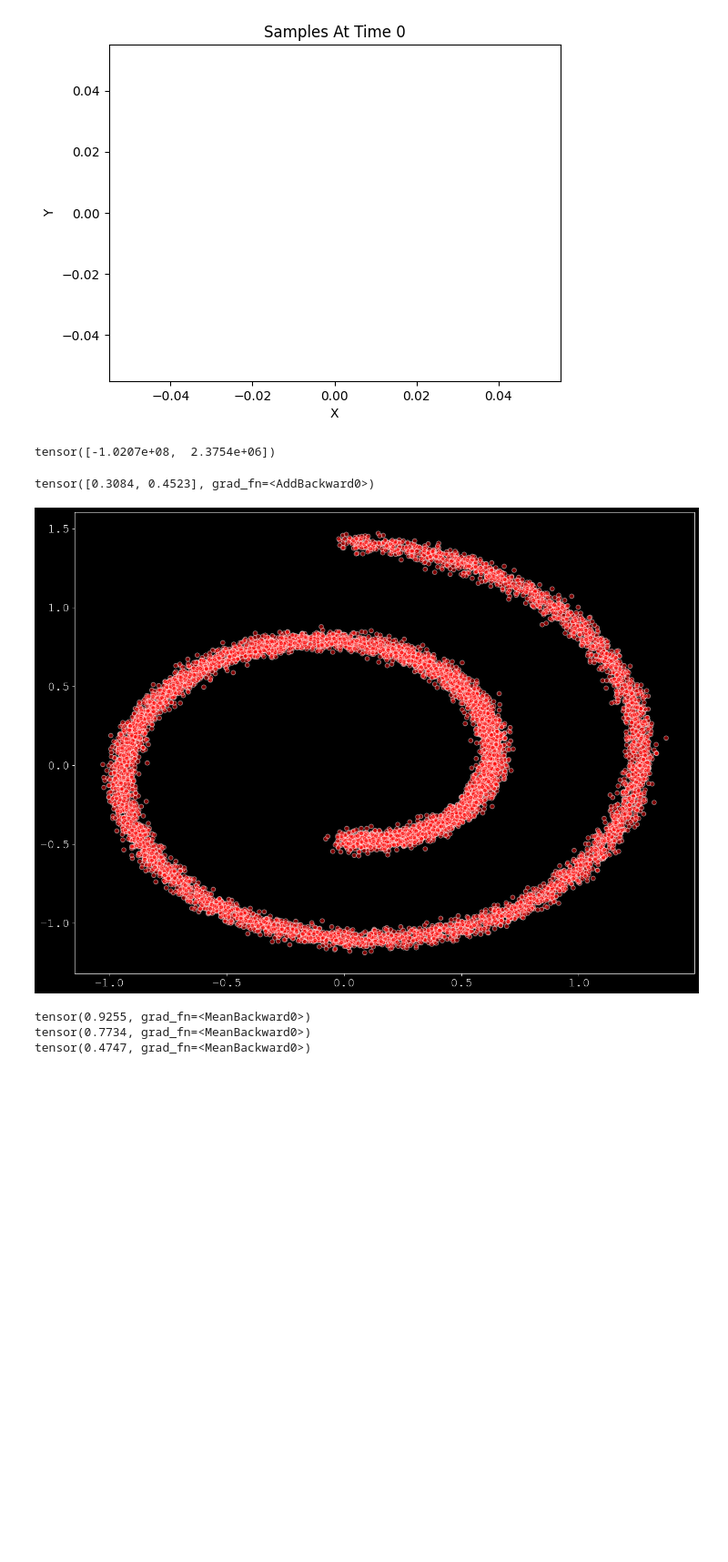
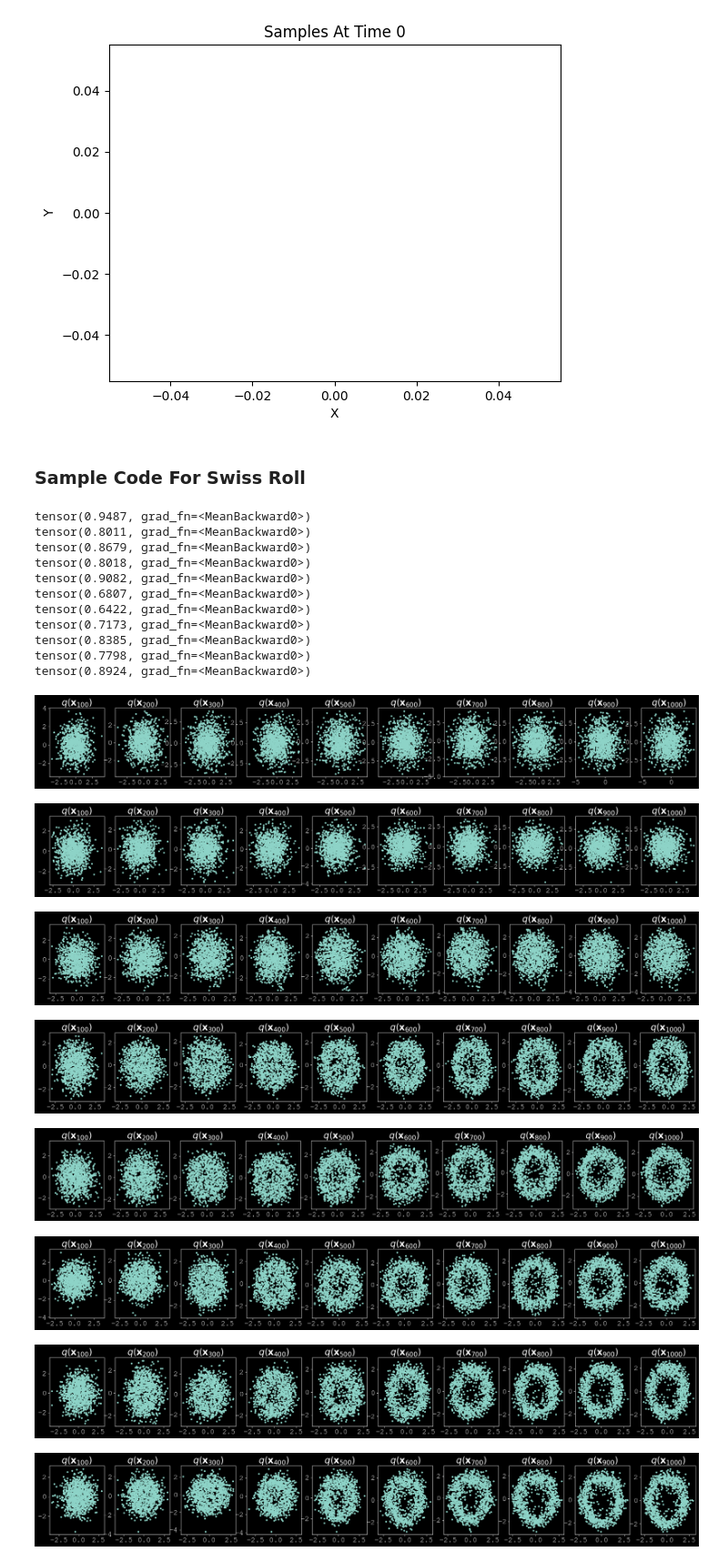
Before and after one commit to KristofPusztai/Probabilistic-Diffusion, a Jupyter notebook: circular_data.ipynb, the cells around one changed output. Shown at 91% size. Saved outputs shown, nothing was run; the diff lists cells and outputs as text; code cells hidden in the pictures; blank space fills up the shorter version.

```diff
--- a/circular_data.ipynb
+++ b/circular_data.ipynb
@@ -108,14 +130,8 @@ new_x = diffusion.sample(1000, 50)
 # %% [output]
 [figure]
 [figure]
-# %%
-new_x[95000]
-# %% [output]
-tensor([-1.0207e+08,  2.3754e+06])
-# %%
-diffusion.model(torch.tensor([0, 0 , 0], dtype=torch.float))
-# %% [output]
-tensor([0.3084, 0.4523], grad_fn=<AddBackward0>)
+# %% [markdown]
+### Sample Code For Swiss Roll
 # %%
 import matplotlib.pyplot as plt
 import numpy as np
@@ -233,9 +221,3 @@ def sample_batch(size, noise=0.3):
-# %%
-data = sample_batch(10**4).T
-plt.figure(figsize=(16, 12))
-plt.scatter(*data, alpha=0.5, color='red', edgecolor='white', s=40);
-# %% [output]
-[figure, removed]
 # %%
 # Create schedule
 betas = make_beta_schedule(schedule='linear', n_timesteps=n_steps, start=1e-5, end=1e-2)
@@ -250,7 +232,7 @@ one_minus_alphas_bar_sqrt = torch.sqrt(1 - alphas_prod)
 n_steps = 100
 model = ConditionalModel(n_steps)
 optimizer = torch.optim.Adam(model.parameters(), lr=1e-3)
-dataset = torch.tensor(data.T).float()
+dataset = data
 # Create EMA model
 #ema = EMA(0.9)
 #ema.register(model)
@@ -258,34 +240,50 @@ dataset = torch.tensor(data.T).float()
 batch_size = 128
 for t in range(2001):
     # X is a torch Variable
     permutation = torch.randperm(dataset.size()[0])
     for i in range(0, dataset.size()[0], batch_size):
         # Retrieve current batch
         indices = permutation[i:i+batch_size]
         batch_x = dataset[indices]
         # Compute the loss.
         loss = noise_estimation_loss(model, batch_x)
         # Before the backward pass, zero all of the network gradients
         optimizer.zero_grad()
         # Backward pass: compute gradient of the loss with respect to parameters
         loss.backward()
         # Perform gradient clipping
-        torch.nn.utils.clip_grad_norm_(model.parameters(), 1.)
+        #torch.nn.utils.clip_grad_norm_(model.parameters(), 1.)
         # Calling the step function to update the parameters
         optimizer.step()
         # Update the exponential moving average
         #ema.update(model)
     # Print loss
     if (t % 200 == 0):
         print(loss)
         x_seq = p_sample_loop(model, dataset.shape)
         fig, axs = plt.subplots(1, 10, figsize=(28, 3))
         for i in range(1, 11):
             cur_x = x_seq[i * 10].detach()
             axs[i-1].scatter(cur_x[:, 0], cur_x[:, 1], s=10);
             #axs[i-1].set_axis_off();
             axs[i-1].set_title('$q(\mathbf{x}_{'+str(i*100)+'})$')
 # %% [output]
-tensor(0.9255, grad_fn=<MeanBackward0>)
-tensor(0.7734, grad_fn=<MeanBackward0>)
-tensor(0.4747, grad_fn=<MeanBackward0>)
+tensor(0.9487, grad_fn=<MeanBackward0>)
+tensor(0.8011, grad_fn=<MeanBackward0>)
+tensor(0.8679, grad_fn=<MeanBackward0>)
+tensor(0.8018, grad_fn=<MeanBackward0>)
+tensor(0.9082, grad_fn=<MeanBackward0>)
+tensor(0.6807, grad_fn=<MeanBackward0>)
+tensor(0.6422, grad_fn=<MeanBackward0>)
+tensor(0.7173, grad_fn=<MeanBackward0>)
+tensor(0.8385, grad_fn=<MeanBackward0>)
+tensor(0.7798, grad_fn=<MeanBackward0>)
+tensor(0.8924, grad_fn=<MeanBackward0>)
+[figure, added]
+[figure, added]
+[figure, added]
+[figure, added]
+[figure, added]
+[figure, added]
+[figure, added]
+[figure, added]
```
Also changed, not shown: parts of 6 cells of this notebook, 1 other file.
